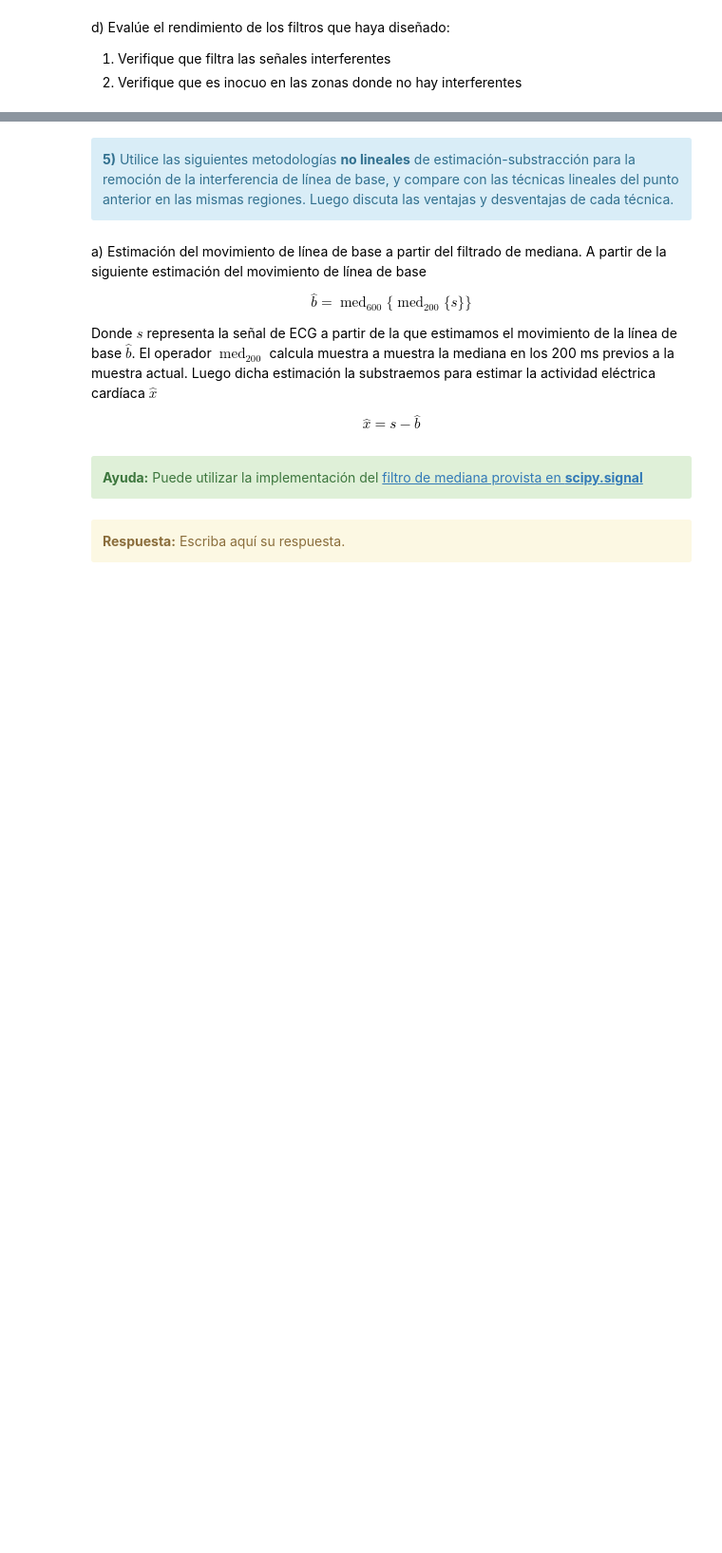
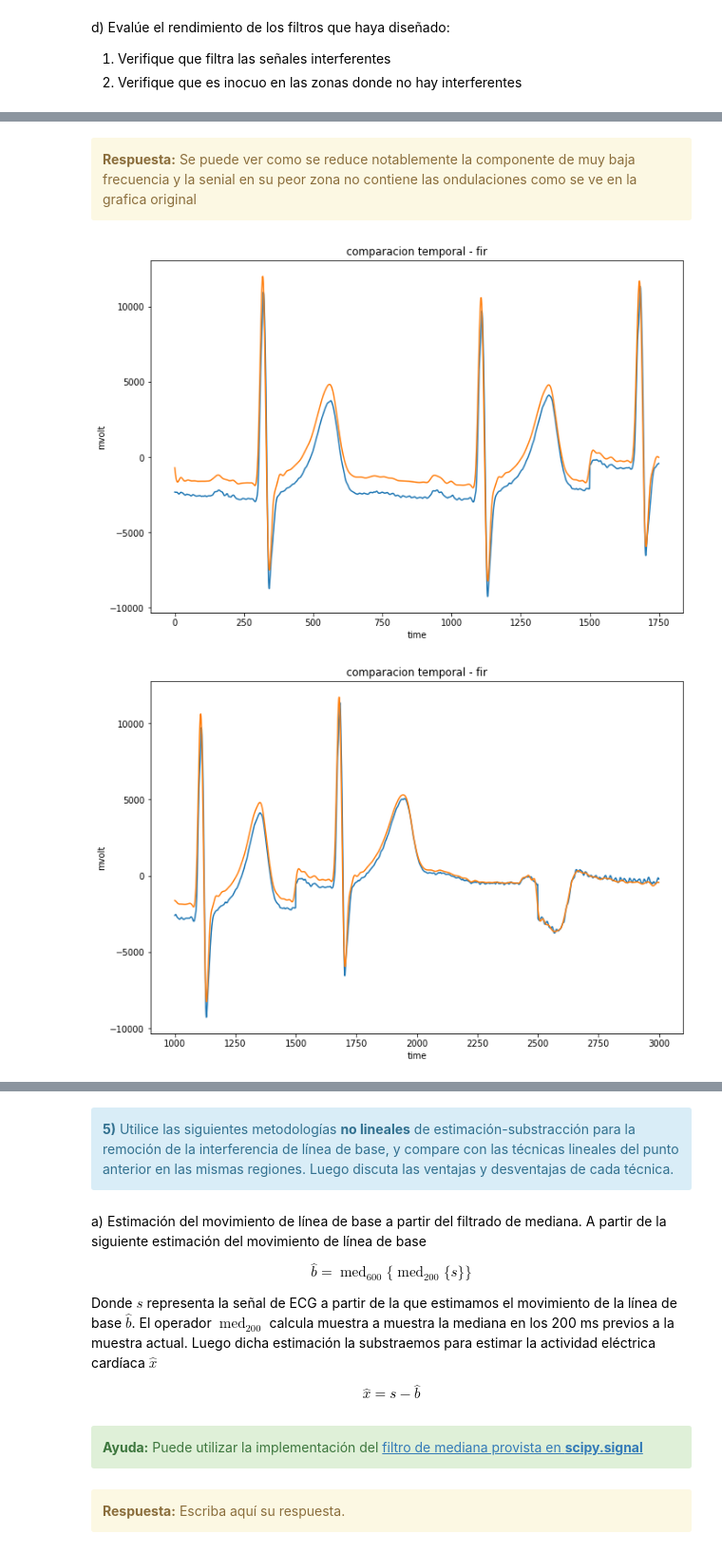
Before and after one commit to pslavkin/mse_15psf, a Jupyter notebook: tp2/TP2 - Filtrado.ipynb, the cells around one changed output, grey strips where cells are left out. Shown at 95% size. Drawn from its saved outputs; the diff is of its cells as text; code cells hidden in the pictures; blank space fills up the shorter version.

```diff
--- a/tp2/TP2 - Filtrado.ipynb
+++ b/tp2/TP2 - Filtrado.ipynb
@@ -279,0 +373,51 @@ zonas_sin_interf = (
+# %% [markdown]
+<div class="alert alert-block alert-warning">
+<b>Respuesta:</b> Se puede ver como se reduce notablemente la componente de muy baja frecuencia y la senial en su peor zona no contiene las ondulaciones como se ve en la grafica original</div>
+# %%
+import  matplotlib.pyplot as plt
+import  numpy as np
+from    plotter import *
+from    signal_generator import *
+import  scipy.io
+from    filter import *
+from    dft import *
+
+fs = 1000
+
+sg          = signal_generator_class()
+pl          = plotter_class          ( 1,1 )
+f           = filter_class           (     )
+dft_c       = dft_class              (     )
+
+mat                = scipy.io.loadmat('file.mat')
+ecg_lead_original  = mat[ 'ecg_lead'           ]
+qrs_pattern1       = mat[ 'qrs_pattern1'       ]
+heartbeat_pattern1 = mat[ 'heartbeat_pattern1' ]
+heartbeat_pattern2 = mat[ 'heartbeat_pattern2' ]
+qrs_detections     = mat[ 'qrs_detections'     ]
+
+lopass             = np.load("lopass_fir.npz")['ba'][0]
+hipass             = np.load("hipass_fir.npz")['ba'][0]
+
+ecg_lead=np.append(ecg_lead_original[4000:5500],ecg_lead_original[10000:11000])
+ecg_lead=np.append(ecg_lead,ecg_lead_original[int( 5.0*60*fs):int( 5.2*60*fs)])
+ecg_lead=ecg_lead[:ecg_lead.size].flatten()
+
+y = f.fir       ( ecg_lead,lopass )
+y = f.fir       ( y,hipass )
+t = np.linspace ( 0,y.size,y.size )
+
+y=y[2865:]
+pl.plot_signal  ( 1 ,t ,ecg_lead ,'ecg_lead' ,'time [msec]' ,'mvolt' ,trace='-',center=750, zoom=1000 )
+pl.plot_signal  ( 1 ,t ,y        ,'comparacion temporal - fir' , 'time' ,'mvolt'  ,trace='-' ,center=750, zoom=1000)
+pl          = plotter_class          ( 1,1 )
+pl.plot_signal  ( 1 ,t ,ecg_lead ,'ecg_lead' ,'time [msec]' ,'mvolt' ,trace='-',center=2000, zoom=1000 )
+pl.plot_signal  ( 1 ,t,y ,'comparacion temporal - fir' , 'time' ,'mvolt'  ,trace='-' ,center=2000, zoom=1000)
+pl          = plotter_class          ( 1,1 )
+pl.plot_signal  ( 1 ,t ,ecg_lead ,'ecg_lead' ,'time [msec]' ,'mvolt' ,trace='-'      ,center=1500+1000+0.1*60*fs, zoom=0.1*60*fs/4 )
+pl.plot_signal  ( 1 ,t,y ,'comparacion temporal - fir' , 'time' ,'mvolt'  ,trace='-' ,center=1500+1000+0.1*60*fs, zoom=0.1*60*fs/4)
+
+#pl.plot_show()
+# %% [output]
+[figure, added]
+[figure, added]
```
Also changed, not shown: parts of 17 cells of this notebook, 16 other files.
